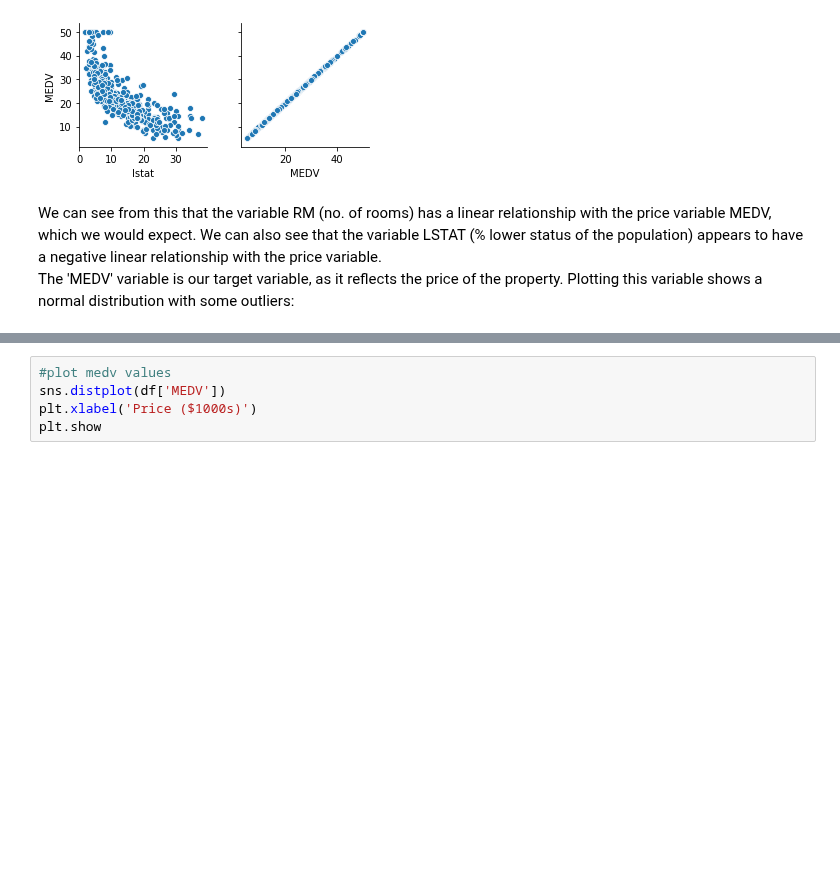
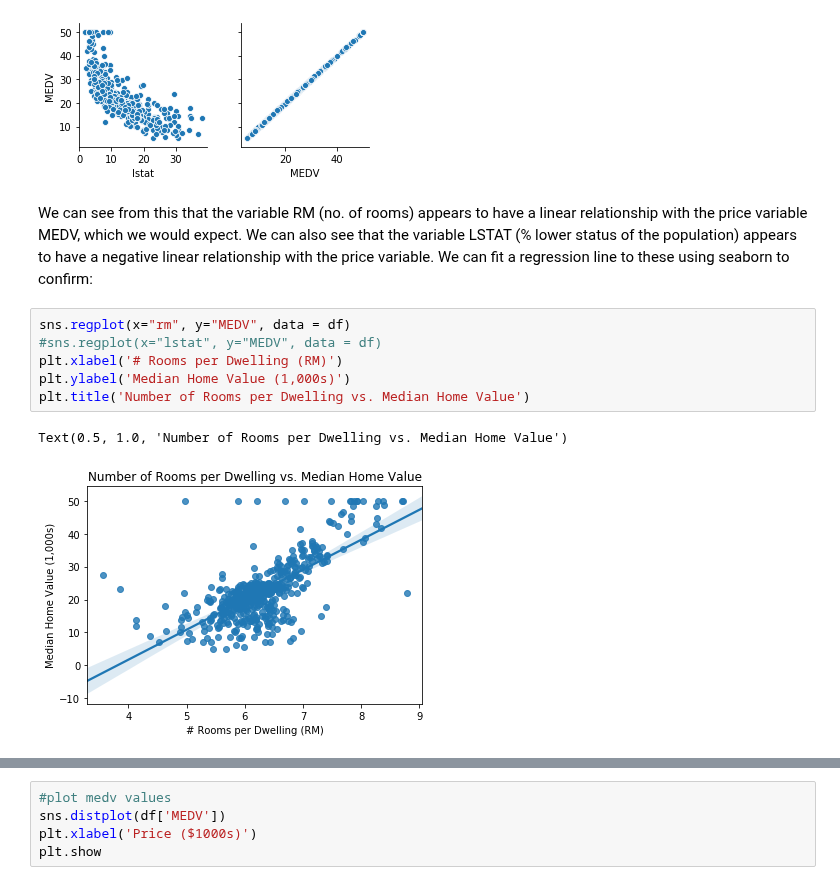
Before and after one commit to paulacduffy/machine-learning-assessment, a Jupyter notebook: The Boston Housing Dataset - An Analysis.ipynb, the cells around one changed output, grey strips where cells are left out. Drawn from its saved outputs; the diff is of its cells as text; blank space fills up the shorter version.

```diff
--- a/The Boston Housing Dataset - An Analysis.ipynb
+++ b/The Boston Housing Dataset - An Analysis.ipynb
@@ -84,4 +115,13 @@ for i in range(0, len(df.columns), 4):
 [figure]
 [figure]
 # %% [markdown]
-We can see from this that the variable RM (no. of rooms) has a linear relationship with the price variable MEDV, which we would expect. We can also see that the variable LSTAT (% lower status of the population) appears to have a negative linear relationship with the price variable.<br> The 'MEDV' variable is our target variable, as it reflects the price of the property. Plotting this variable shows a normal distribution with some outliers:
+We can see from this that the variable RM (no. of rooms) appears to have a linear relationship with the price variable MEDV, which we would expect. We can also see that the variable LSTAT (% lower status of the population) appears to have a negative linear relationship with the price variable. We can fit a regression line to these using seaborn to confirm:
+# %%
+sns.regplot(x="rm", y="MEDV", data = df)
+#sns.regplot(x="lstat", y="MEDV", data = df)
+plt.xlabel('# Rooms per Dwelling (RM)')
+plt.ylabel('Median Home Value (1,000s)')
+plt.title('Number of Rooms per Dwelling vs. Median Home Value')
+# %% [output]
+Text(0.5, 1.0, 'Number of Rooms per Dwelling vs. Median Home Value')
+[figure, added]
```
Also changed, not shown: parts of 51 cells of this notebook.
